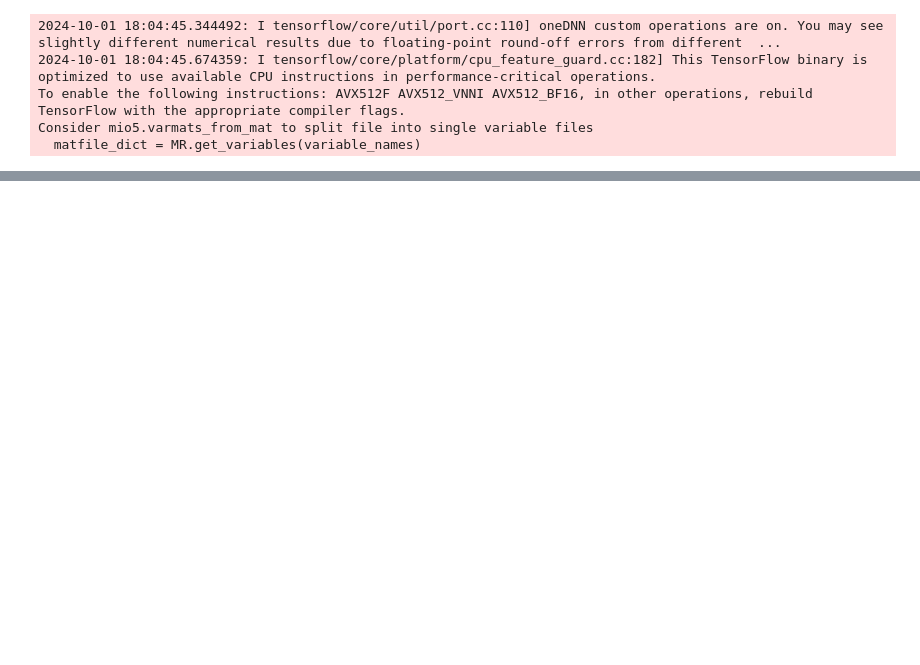
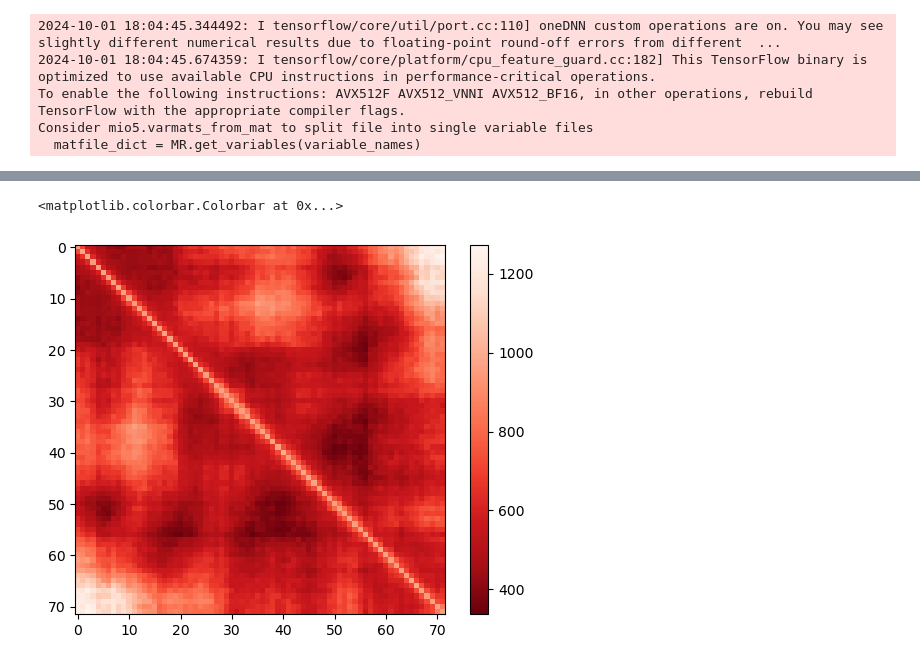
Before and after one commit to tee-udon/chromatin-ensemble-refinement, a Jupyter notebook: 20241001_LDA_Tonia_Tutorial.ipynb, the cells around one changed output, grey strips where cells are left out. Drawn from its saved outputs; the diff is of its cells as text; code cells hidden in the pictures; blank space fills up the shorter version.

```diff
--- a/20241001_LDA_Tonia_Tutorial.ipynb
+++ b/20241001_LDA_Tonia_Tutorial.ipynb
@@ -70,0 +123,2 @@ Consider mio5.varmats_from_mat to split file into single variable files
+# %%
+ntLDAHox = lda.transform(ntFlattenHox)
@@ -70,0 +155,6 @@ Consider mio5.varmats_from_mat to split file into single variable files
+# %%
+plt.imshow((ntLDAHox[0, :] @ hoxLDAComponents).reshape(nHox, nHox), cmap='Reds_r')
+plt.colorbar()
+# %% [output]
+<matplotlib.colorbar.Colorbar at 0x...>
+[figure, added]
```
Also changed, not shown: parts of 10 cells of this notebook, 2 other files.
